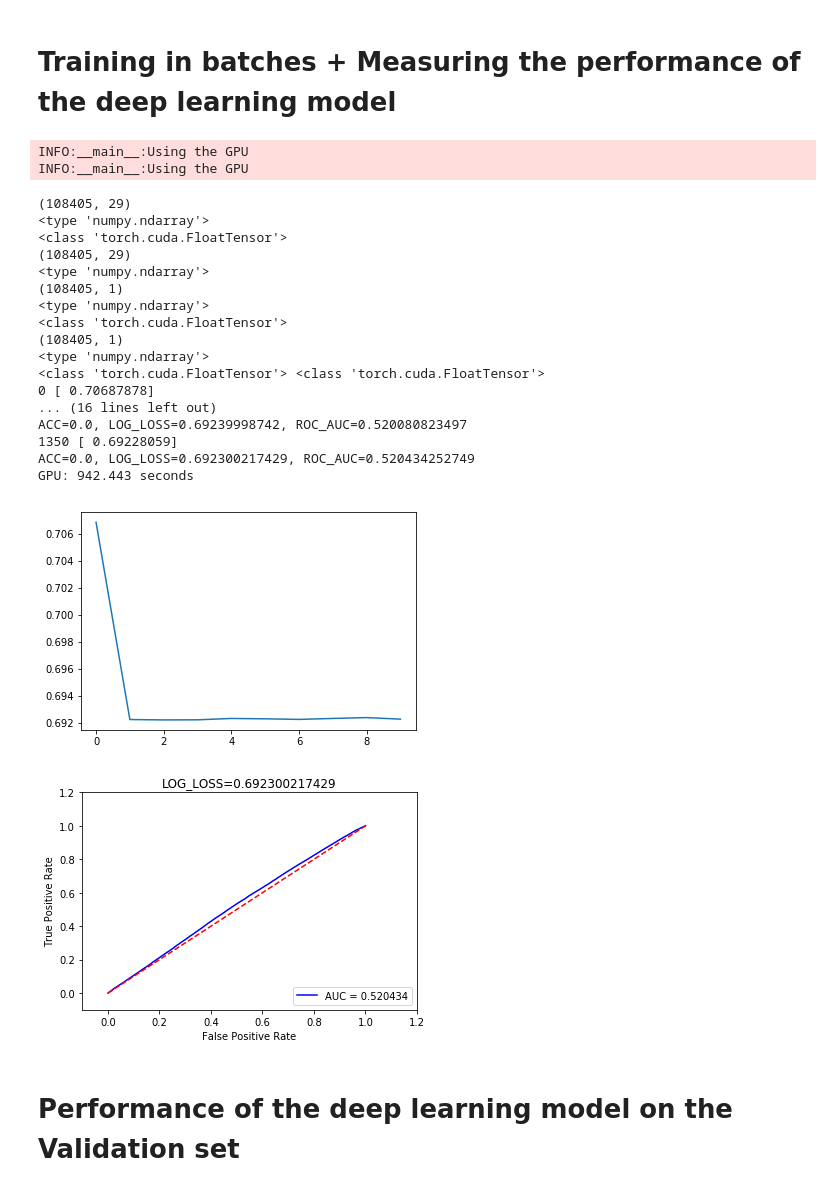
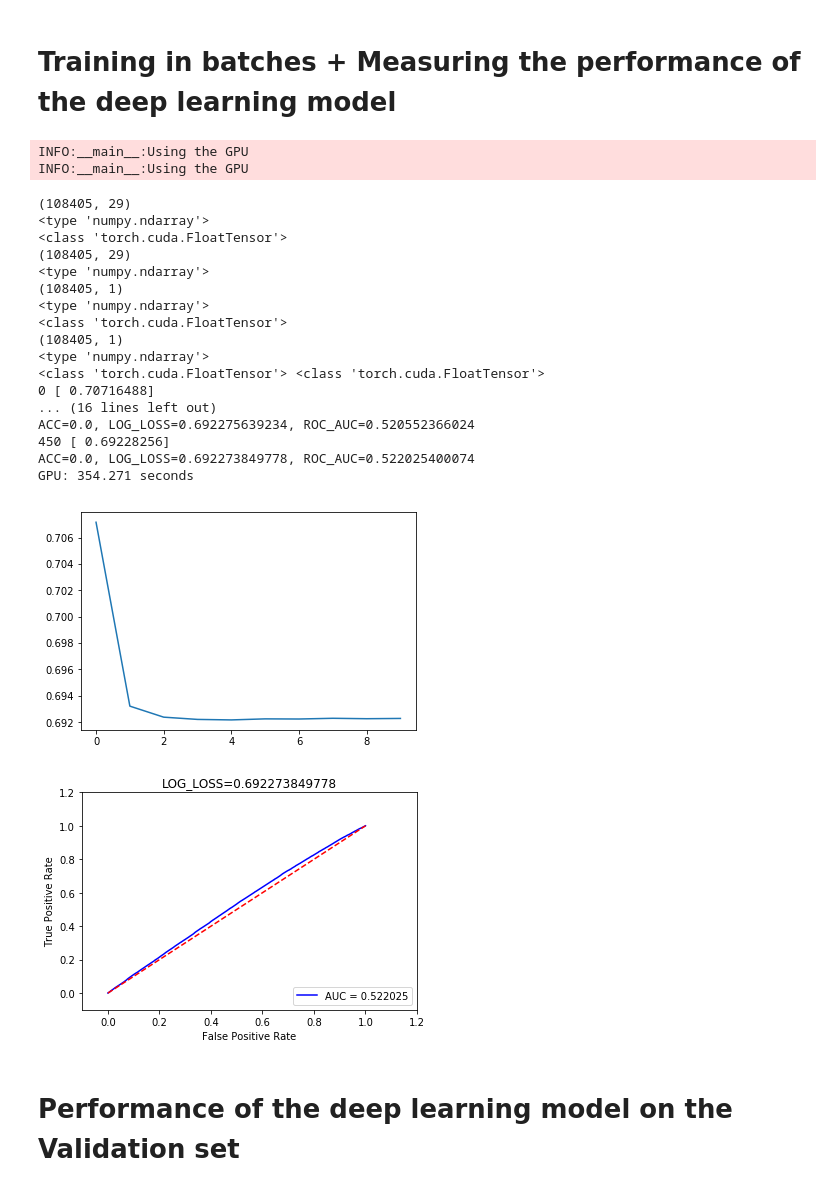
Before and after one commit to sunghoonyang/Deep-Learning-Boot-Camp, a Jupyter notebook: day 02 PyTORCH and PyCUDA/PyTorch/18-PyTorch-NUMER.AI-Binary-Classification-BCELoss.ipynb, the cells around one changed output. Drawn from its saved outputs; the diff is of its cells as text; code cells hidden in the pictures.

```diff
--- a/day 02 PyTORCH and PyCUDA/PyTorch/18-PyTorch-NUMER.AI-Binary-Classification-BCELoss.ipynb
+++ b/day 02 PyTORCH and PyCUDA/PyTorch/18-PyTorch-NUMER.AI-Binary-Classification-BCELoss.ipynb
@@ -603,14 +582,13 @@ maths("\mathbf{Loss Function:} J(x, z) = -\sum_k^d[x_k \log z_k + (1-x_k)log(1-z
 # %% [output]
 $$\mathbf{Loss Function:} J(x, z) = -\sum_k^d[x_k \log z_k + (1-x_k)log(1-z_k)]$$
 # %%
-# %%timeit
 # optimizer = torch.optim.SGD(net.parameters(), lr=0.02)
 # optimizer = optim.SGD(model.parameters(), lr=0.001, momentum=0.9)
 # optimizer = optim.SGD(net.parameters(), lr=LR, momentum=MOMENTUM, weight_decay=5e-4)
 
 #L2 regularization can easily be added to the entire model via the optimizer
-# optimizer = torch.optim.Adam(net.parameters(), lr=LR,weight_decay=5e-4) #  L2 regularization
-optimizer = torch.optim.Adagrad(net.parameters(), lr=1e-6, weight_decay=5e-4)
+optimizer = torch.optim.Adam(net.parameters(), lr=LR,weight_decay=5e-4) #  L2 regularization
+# optimizer = torch.optim.Adagrad(net.parameters(), lr=1e-6, weight_decay=5e-4)
 # loss_func = torch.nn.CrossEntropyLoss()  # the target label is NOT an one-hotted
 # loss_func = torch.nn.NLLLoss()
 loss_func=torch.nn.BCELoss() # Binary cross entropy: http://pytorch.org/docs/nn.html#bceloss
@@ -635,7 +613,7 @@ INFO:__main__:BCELoss (
 # %%
 import time
 start_time = time.time()
-epochs=1500
+epochs=250 # change to 1500 for better results
 all_losses = []
 
 X_tensor_train= XnumpyToTensor(trainX)
@@ -645,10 +623,6 @@ print(type(X_tensor_train.data), type(Y_tensor_train.data)) # should be 'torch.c
 
 # From here onwards, we must only use PyTorch Tensors
 for step in range(epochs):
-#     net.train()
-
-#     output = F.sigmoid(net(input))
-#     loss = crit(output, target)
     out = net(X_tensor_train)                 # input x and predict based on x
     cost = loss_func(out, Y_tensor_train)     # must be (1. nn output, 2. target), the target label is NOT one-hotted
 
@@ -657,21 +631,16 @@ for step in range(epochs):
     optimizer.step()        # apply gradients
 
 
-    if step % 150 == 0:
+    if step % 50 == 0:
         loss = cost.data[0]
         all_losses.append(loss)
         print(step, cost.data.cpu().numpy())
         # RuntimeError: can't convert CUDA tensor to numpy (it doesn't support GPU arrays).
         # Use .cpu() to move the tensor to host memory first.
-#         prediction = torch.max(F.softmax(out), 1)[1]
-#         _, prediction = torch.max(out, 1)
         prediction = (net(X_tensor_train).data).float() # probabilities
-
 #         prediction = (net(X_tensor).data > 0.5).float() # zero or one
 #         print ("Pred:" + str (prediction)) # Pred:Variable containing: 0 or 1
 #         pred_y = prediction.data.numpy().squeeze()
-        # RuntimeError: can't convert CUDA tensor to numpy (it doesn't support GPU arrays).
-
         pred_y = prediction.cpu().numpy().squeeze()
         target_y = Y_tensor_train.cpu().data.numpy()
 
@@ -686,39 +655,39 @@ import matplotlib.pyplot as plt
 plt.plot(all_losses)
 plt.show()
 
 false_positive_rate, true_positive_rate, thresholds = roc_curve(target_y,pred_y)
 roc_auc = auc(false_positive_rate, true_positive_rate)
 
 plt.title('LOG_LOSS=' + str(log_loss(target_y, pred_y)))
 plt.plot(false_positive_rate, true_positive_rate, 'b', label='AUC = %0.6f' % roc_auc)
 plt.legend(loc='lower right')
 plt.plot([0, 1], [0, 1], 'r--')
 plt.xlim([-0.1, 1.2])
 plt.ylim([-0.1, 1.2])
 plt.ylabel('True Positive Rate')
 plt.xlabel('False Positive Rate')
 plt.show()
 # %% [output]
 INFO:__main__:Using the GPU
 INFO:__main__:Using the GPU
 (108405, 29)
 <type 'numpy.ndarray'>
 <class 'torch.cuda.FloatTensor'>
 (108405, 29)
 <type 'numpy.ndarray'>
 (108405, 1)
 <type 'numpy.ndarray'>
 <class 'torch.cuda.FloatTensor'>
 (108405, 1)
 <type 'numpy.ndarray'>
 <class 'torch.cuda.FloatTensor'> <class 'torch.cuda.FloatTensor'>
-0 [ 0.70687878]
+0 [ 0.70716488]
 ... (16 lines left out)
-ACC=0.0, LOG_LOSS=0.69239998742, ROC_AUC=0.520080823497
-1350 [ 0.69228059]
-ACC=0.0, LOG_LOSS=0.692300217429, ROC_AUC=0.520434252749
-GPU: 942.443 seconds
+ACC=0.0, LOG_LOSS=0.692275639234, ROC_AUC=0.520552366024
+450 [ 0.69228256]
+ACC=0.0, LOG_LOSS=0.692273849778, ROC_AUC=0.522025400074
+GPU: 354.271 seconds
-[figure, old version]
+[figure, new version]
 [figure]
 # %% [markdown]
 #  Performance of the deep learning model on the Validation set
```
Also changed, not shown: parts of 16 cells of this notebook.
